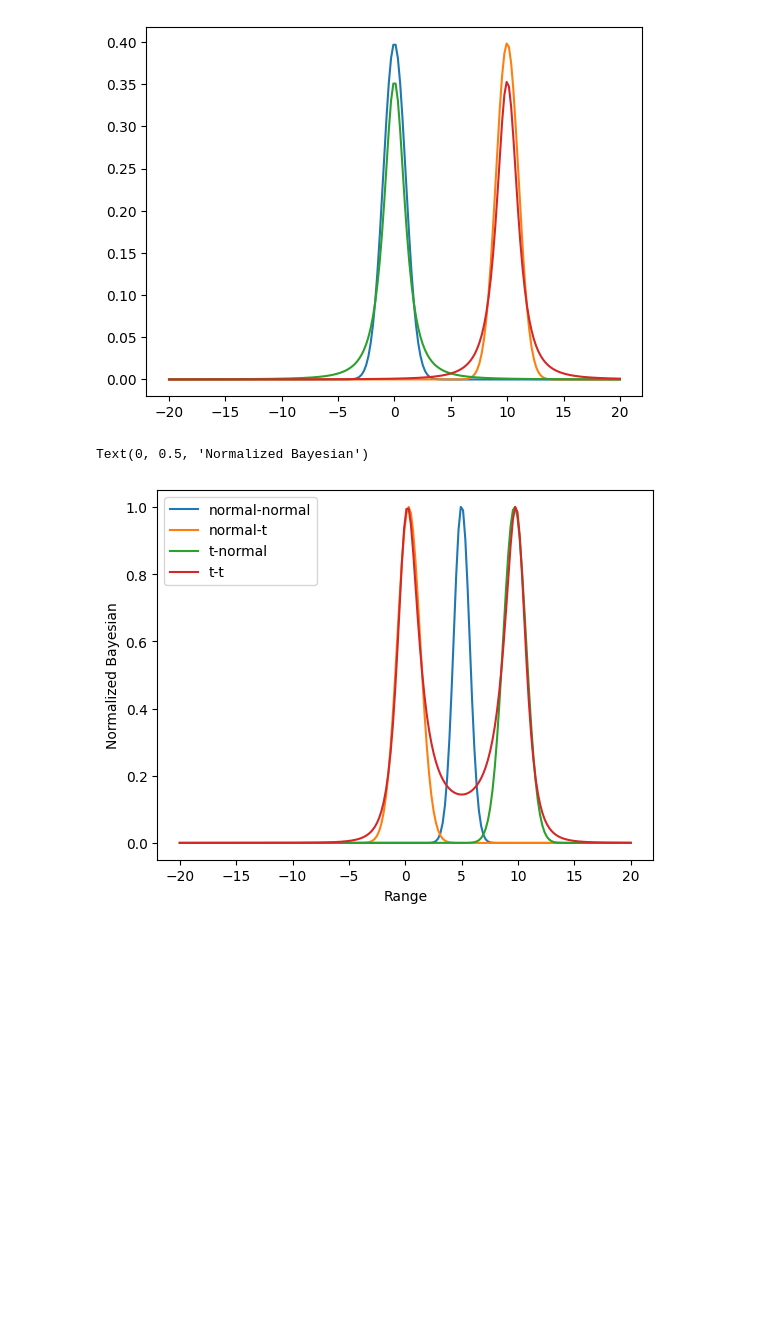
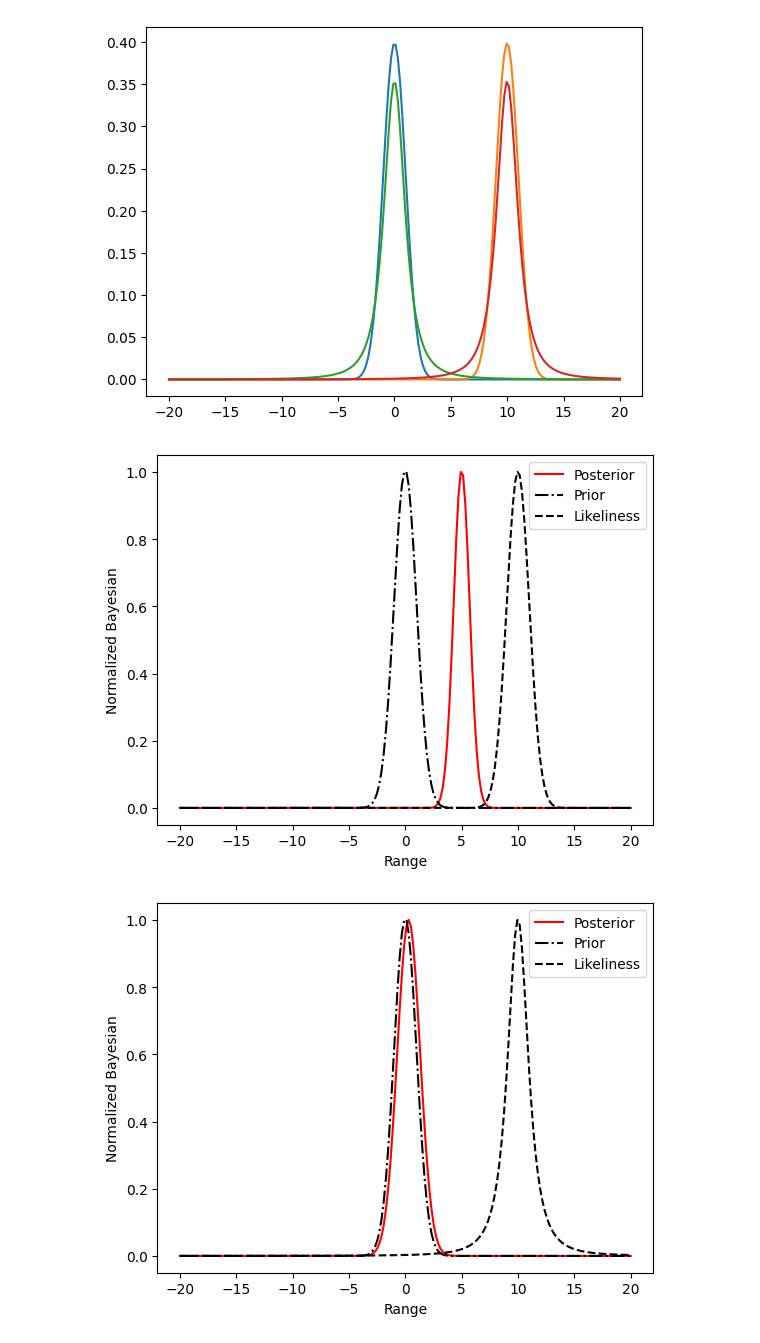
Before and after one commit to jgait/DSPS_WGaither, a Jupyter notebook: labs/Zach_Jensen_Results_Bayesian_posteriors.ipynb, the cells around one changed output. Drawn from its saved outputs; the diff is of its cells as text; code cells hidden in the pictures; blank space fills up the shorter version.

```diff
--- a/labs/Zach_Jensen_Results_Bayesian_posteriors.ipynb
+++ b/labs/Zach_Jensen_Results_Bayesian_posteriors.ipynb
@@ -42,20 +42,24 @@ plt.show()
 [figure]
 # %%
 def posterior(p, l):
+
   post = p * l
   post = post / post.max()
-  return post
-
-test = posterior(lnorm1, lnorm2)
+  p = p / p.max()
+  l = l / l.max()
+  fig = plt.figure()
+  plt.plot(support, post, 'r')
+  plt.plot(support, p, 'k-.')
+  plt.plot(support, l, 'k--')
+  plt.legend(['Posterior', 'Prior', 'Likeliness'])
+  plt.xlabel('Range')
+  plt.ylabel('Normalized Bayesian')
 
 
-plt.plot(support, posterior(lnorm1, lnorm2))
-plt.plot(support, posterior(lnorm1, student2))
-plt.plot(support, posterior(student1, lnorm2))
-plt.plot(support, posterior(student1, student2))
-plt.legend(['normal-normal', 'normal-t', 't-normal', 't-t'])
-plt.xlabel('Range')
-plt.ylabel('Normalized Bayesian')
+posterior(lnorm1, lnorm2)
+posterior(lnorm1, student2)
+posterior(student1, lnorm2)
+posterior(student1, student2)
 # %% [output]
-Text(0, 0.5, 'Normalized Bayesian')
-[figure, old version]
+[figure, new version]
+[figure, added]
```
Also changed, not shown: parts of 1 cell of this notebook.
